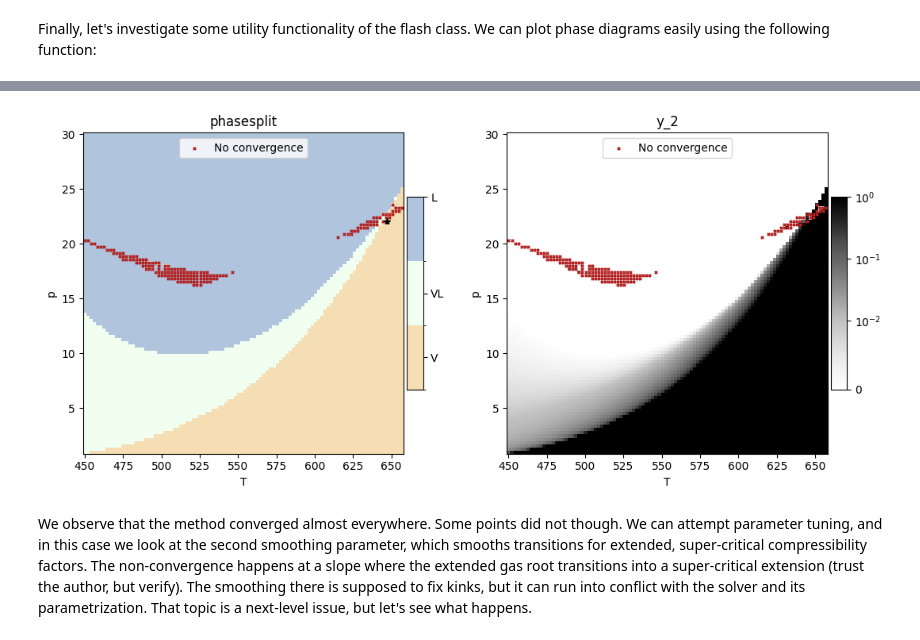
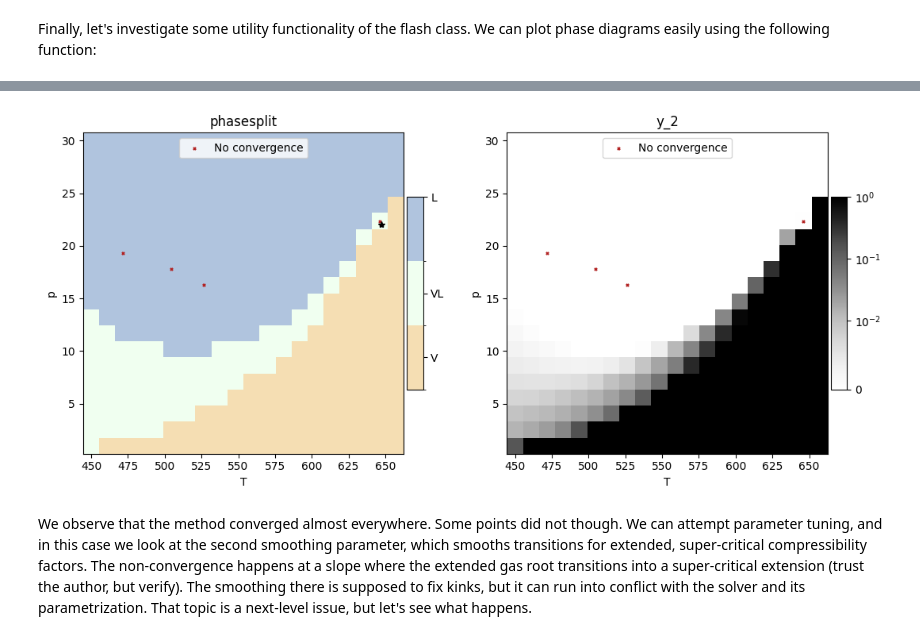
Before and after one commit to pmgbergen/porepy, a Jupyter notebook: tutorials/flash.ipynb, the cells around one changed output, grey strips where cells are left out. Drawn from its saved outputs; the diff is of its cells as text; code cells hidden in the pictures.

```diff
--- a/tutorials/flash.ipynb
+++ b/tutorials/flash.ipynb
@@ -249,8 +250,8 @@ phases1[1].components = components1
 fluid1 = pp.compositional.Fluid(components1, phases1)
 
 flash1 = pf.CompiledPersistentVariableFlash(
-    fluid1, params={"initializer": pf.HeuristicTwoPhaseInitializer}
+    fluid1, params={"initializer": pf.HeuristicVLInitializer}
 )
 
-flash1.compile(pc.FlashSpec.pT, pc.FlashSpec.ph, pc.FlashSpec.vu)
+flash1.compile(pc.FlashSpec.pT, pc.FlashSpec.ph)
 # %% [output]
@@ -449,7 +449,7 @@ We can plot phase diagrams easily using the following function:
 import matplotlib.colors as mpc
 
 N = 100
-# N = 20
+N = 20
 p = np.linspace(1e6, 30e6, N)
 T = np.linspace(450.0, h2o.critical_temperature + 10.0, N)
 z = [0.99, 0.01]
@@ -508,4 +508,4 @@ Max iter / stationary / Diverged: 10 / 152 / 0
-[figure, old version]
+[figure, new version]
 # %% [markdown]
 We observe that the method converged almost everywhere. Some points did not though.
 We can attempt parameter tuning, and in this case we look at the second smoothing parameter, which smooths transitions for extended, super-critical compressibility factors.
```
Also changed, not shown: parts of 13 cells of this notebook, 11 other files.
